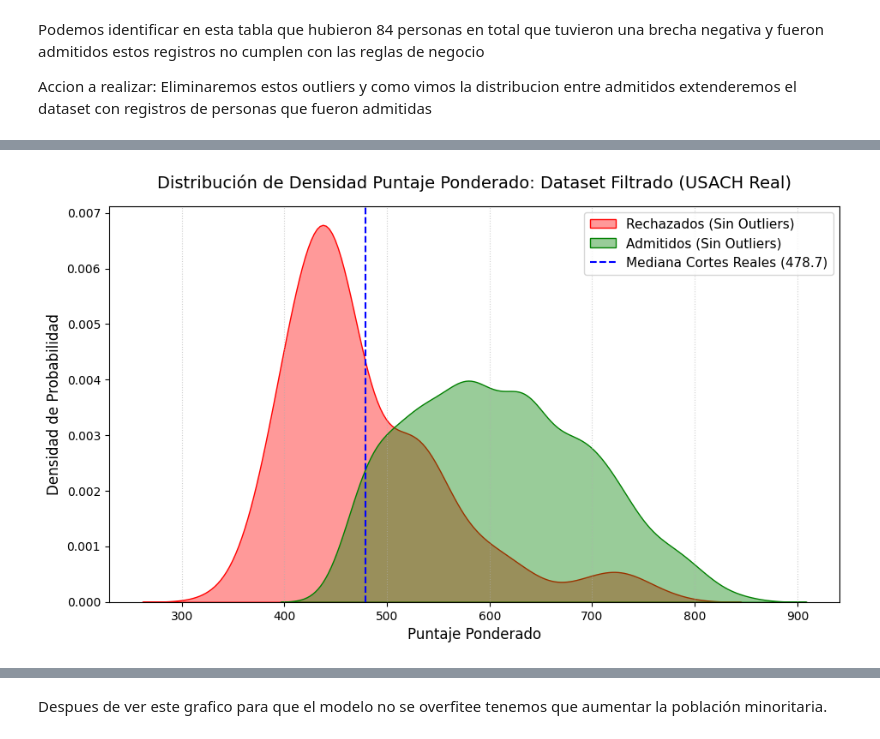
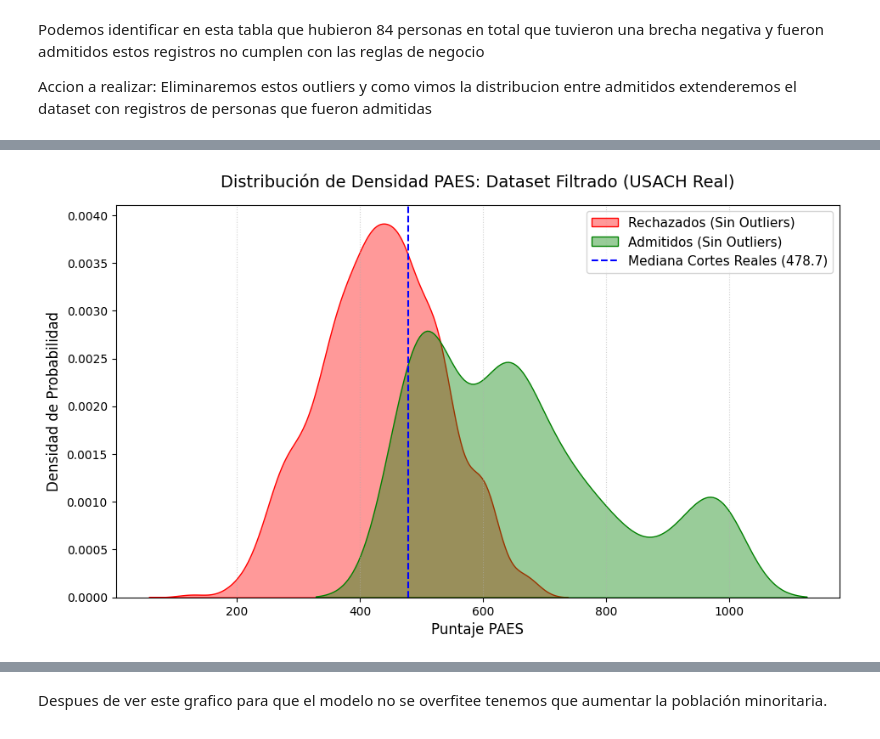
Before and after one commit to Ruhtenio/Mineria_Datos002D, a Jupyter notebook: proyecto_base_mineria.ipynb, the cells around one changed output, grey strips where cells are left out. Saved outputs shown, nothing was run; the diff lists cells and outputs as text; code cells hidden in the pictures.

```diff
--- a/proyecto_base_mineria.ipynb
+++ b/proyecto_base_mineria.ipynb
@@ -659,7 +664,6 @@ Luego crearemos una funcion que asigne los puntajes de corte de forma coherente
 df_nuevo = df.copy()
 df_cortes_real = df_cortes_real.sort_values(by='puntaje_corte').reset_index(drop=True)
 
-# Asignamos carreras de forma preliminar utilizando la misma lógica del scraping
 def asignar_datos_coherentes_y_cercanos(df_origen, df_cortes):
     carreras_finales = []
     cortes_finales = []
@@ -669,14 +673,19 @@ def asignar_datos_coherentes_y_cercanos(df_origen, df_cortes):
         fue_admitido = fila['admit']
 
         if fue_admitido == 1:
+            # ADMITIDOS: Buscamos carreras con corte menor o igual a su PAES
             opciones = df_cortes[df_cortes['puntaje_corte'] <= paes_alumno]
             if not opciones.empty:
+                # Para que sea realista, elegimos entre las 3 carreras con corte más cercano por debajo de su puntaje
                 seleccionado = opciones.tail(3).sample(1).iloc[0]
             else:
-                seleccionado = df_cortes.iloc[0]
+                seleccionado = df_cortes.iloc[0] # El corte más bajo de la U si su PAES es muy bajo
+
         else:
+            # RECHAZADOS: Buscamos carreras con corte estrictamente MAYOR a su PAES
             opciones = df_cortes[df_cortes['puntaje_corte'] > paes_alumno]
             if not opciones.empty:
+                #Tomamos las 3 carreras cuyo corte es el más cercano por encima de su puntaje
                 seleccionado = opciones.head(3).sample(1).iloc[0]
             else:
                 seleccionado = df_cortes.iloc[-1]
@@ -686,6 +695,16 @@ def asignar_datos_coherentes_y_cercanos(df_origen, df_cortes):
 
     return carreras_finales, cortes_finales
 
-print("Asignando carreras reales a los alumnos...")
+print("Asignando carreras reales con penalización y cercanía coherente...")
 lista_carreras, lista_cortes = asignar_datos_coherentes_y_cercanos(df_nuevo, df_cortes_real)
+
+df_nuevo['carrera'] = lista_carreras
+df_nuevo['puntaje_corte'] = lista_cortes
+#Calculo de la brecha de puntaje
+df_nuevo['brecha_puntaje'] = df_nuevo['paes'] - df_nuevo['puntaje_corte']
+
+print("¡Dataset optimizado con éxito!")
+print("-" * 50)
+print("Distribución de las brechas en los rechazados (Deberían ser negativas pero pequeñas):")
+print(df_nuevo[df_nuevo['admit'] == 0]['brecha_puntaje'].describe())
 # %% [output]
@@ -695,14 +723,0 @@ Aqui creamos una funcion para asignar la carrera coherentemente con los puntajes
-# %%
-df_nuevo['carrera'] = lista_carreras
-df_nuevo['puntaje_corte'] = lista_cortes
-
-nem_score = 150.0 + (df_nuevo['nem'] - 4.0) * (1000.0 - 150.0) / 3.0
-
-rank_score = 900.0 - (df_nuevo['rank'] - 1) * 150.0
-
-# Calcular el Puntaje Ponderado de Selección (40% PAES, 30% NEM, 30% Rank)
-df_nuevo['puntaje_ponderado'] = (df_nuevo['paes'] * 0.4) + (nem_score * 0.3) + (rank_score * 0.3)
-df_nuevo['admit'] = (df_nuevo['puntaje_ponderado'] >= df_nuevo['puntaje_corte']).astype(int)
-df_nuevo['brecha_puntaje'] = df_nuevo['puntaje_ponderado'] - df_nuevo['puntaje_corte']
-
-print("¡Dataset optimizado con éxito! El admit de cada alumno ahora depende de la PAES, el NEM y el Ranking.")
@@ -786,2 +750,0 @@ Al tener el puntaje ponderado y calculado vamos eliminar paes para evitar la mul
-# %%
-df_nuevo = df_nuevo.drop(columns=['paes'])
@@ -835,26 +787,26 @@ Nuevo tamaño de df_nuevo: 1707 filas.
 # %%
 import matplotlib.pyplot as plt
 import seaborn as sns
 
 plt.figure(figsize=(11, 6))
-sns.kdeplot(data=df_nuevo[df_nuevo['admit'] == 0], x='puntaje_ponderado', label='Rechazados (Sin Outliers)', fill=True, color='red', alpha=0.4)
+sns.kdeplot(data=df_nuevo[df_nuevo['admit'] == 0], x='paes', label='Rechazados (Sin Outliers)', fill=True, color='red', alpha=0.4)
 
-sns.kdeplot(data=df_nuevo[df_nuevo['admit'] == 1], x='puntaje_ponderado', label='Admitidos (Sin Outliers)', fill=True, color='green', alpha=0.4)
+sns.kdeplot(data=df_nuevo[df_nuevo['admit'] == 1], x='paes', label='Admitidos (Sin Outliers)', fill=True, color='green', alpha=0.4)
 
 # 4. Estética y etiquetas del gráfico
-plt.title('Distribución de Densidad Puntaje Ponderado: Dataset Filtrado (USACH Real)', fontsize=14, pad=15)
-plt.xlabel('Puntaje Ponderado', fontsize=12)
+plt.title('Distribución de Densidad PAES: Dataset Filtrado (USACH Real)', fontsize=14, pad=15)
+plt.xlabel('Puntaje PAES', fontsize=12)
 plt.ylabel('Densidad de Probabilidad', fontsize=12)
 
 plt.axvline(x=df_nuevo['puntaje_corte'].median(), color='blue', linestyle='--', label=f"Mediana Cortes Reales ({df_nuevo['puntaje_corte'].median():.1f})")
 
 plt.legend(fontsize=11)
 plt.grid(axis='x', linestyle=':', alpha=0.6)
 
 # 5. Desplegar gráfico
 plt.show()
 # %% [output]
-[figure, old version]
+[figure, new version]
 # %%
 import matplotlib.pyplot as plt
 import seaborn as sns
```
Also changed, not shown: parts of 81 cells of this notebook.
